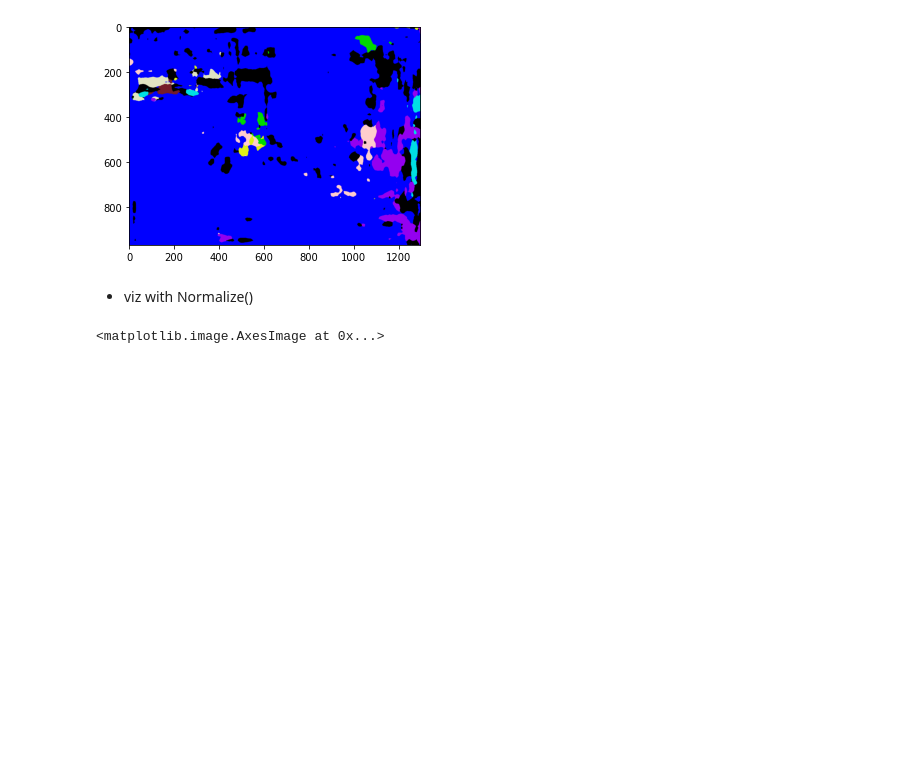
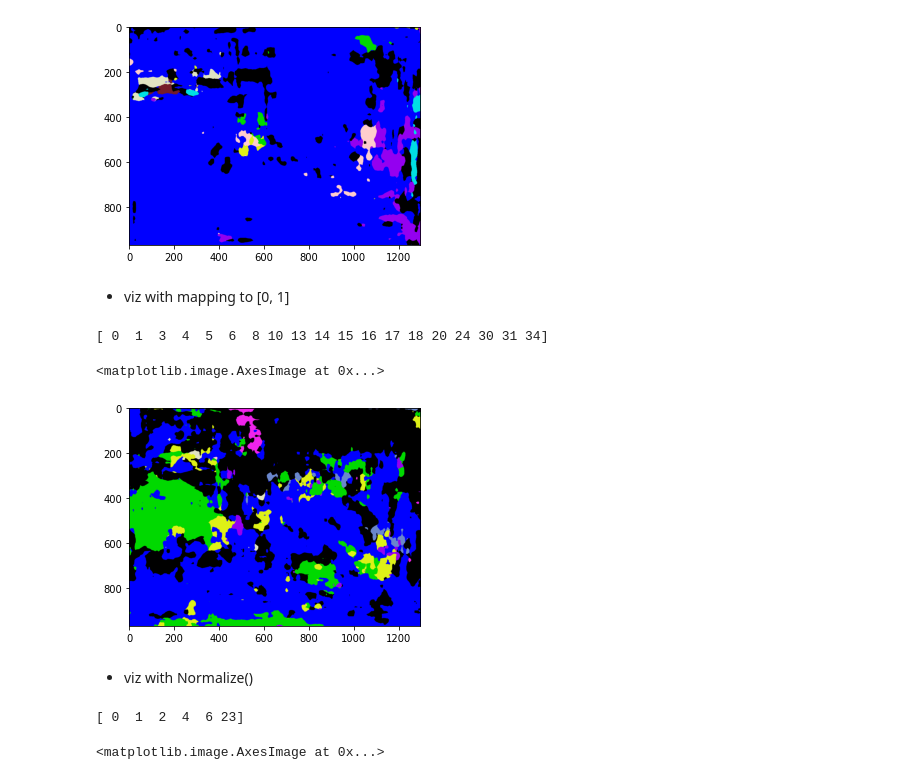
Before and after one commit to hibetterheyj/ASL, a Jupyter notebook: src/deeplab/test_deeplab.ipynb, the cells around one changed output. Cells and saved outputs as stored; diff of their text form; code cells hidden in the pictures; blank space fills up the shorter version.

```diff
--- a/src/deeplab/test_deeplab.ipynb
+++ b/src/deeplab/test_deeplab.ipynb
@@ -78,3 +107,29 @@ _, prediction = torch.max(output, 0)
+# %%
+# sample execution (requires torchvision)
+input_image = Image.open(color_img_name)
+input_image = input_image.convert("RGB")
+preprocess1 = transforms.Compose([
+    transforms.ToTensor(),
+    # lambda x: x/255,
+    transforms.Normalize(mean=(0,)*3, std=(255,)*3),
+])
+
+input_tensor1 = preprocess1(input_image)
+input_batch1 = input_tensor1.unsqueeze(0) # create a mini-batch as expected by the model
+
+# move the input and model to GPU for speed if available
+if torch.cuda.is_available():
+    input_batch1 = input_batch1.to('cuda')
+    model.to('cuda')
+
+# make a prediction
+with torch.no_grad():
+    output1 = model(input_batch1)['out'][0]
+class_predictions1 = output1.argmax(0)
+
+# logits = model(image)['out']
+# _, prediction = torch.max(logits, 1)
+_, prediction1 = torch.max(output1, 0)
 # %% [markdown]
 - with Normalize()
 # %%
@@ -133,8 +188,33 @@ plt.imshow(vis_image)
 # %% [output]
 <matplotlib.image.AxesImage at 0x...>
 [figure]
+# %% [markdown]
+- viz with mapping to [0, 1]
+# %%
+prediction_np = class_predictions1.cpu().detach()
+print(np.unique(prediction_np))
+# %% [output]
+[ 0  1  3  4  5  6  8 10 13 14 15 16 17 18 20 24 30 31 34]
+# %%
+image = class_predictions1.cpu().detach()
+height = image.shape[0]
+width = image.shape[1]
+vis_image = np.zeros([height, width, 3], dtype=np.uint8)
+color_palette = create_color_palette(dataset='nyu40')
+for idx, color in enumerate(color_palette):
+    vis_image[image == idx] = color
+
+plt.imshow(vis_image)
+# %% [output]
+<matplotlib.image.AxesImage at 0x...>
+[figure, added]
 # %% [markdown]
 - viz with Normalize()
+# %%
+prediction_np = class_predictions2.cpu().detach()
+print(np.unique(prediction_np))
+# %% [output]
+[ 0  1  2  4  6 23]
 # %%
 image = class_predictions2.cpu().detach()
 height = image.shape[0]
```
Also changed, not shown: parts of 12 cells of this notebook.
